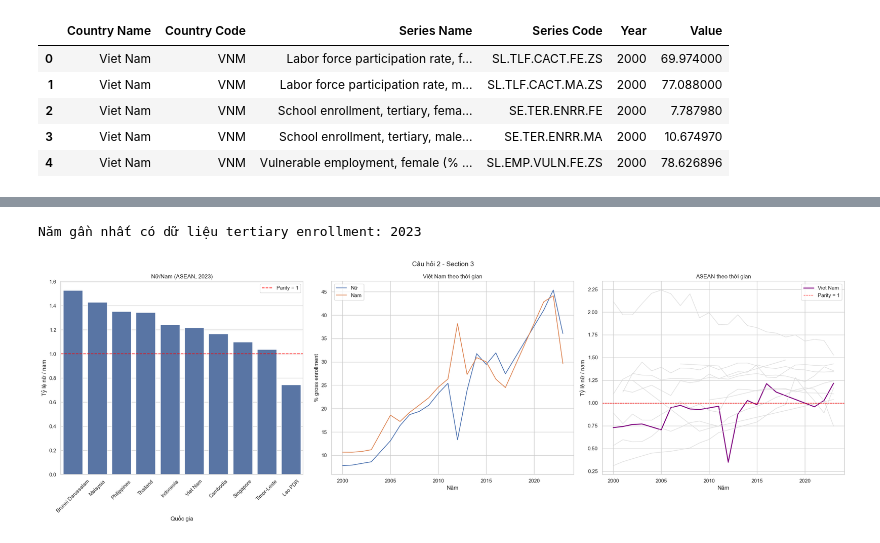
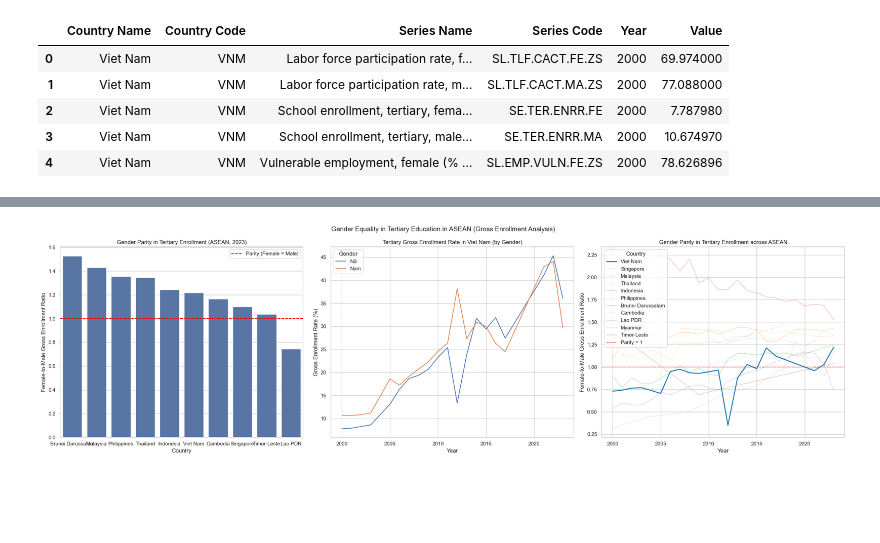
Before and after one commit to thloc1212/DV_LAB2, a Jupyter notebook: 3/section3.ipynb, the cells around one changed output, grey strips where cells are left out. Cells and saved outputs as stored; diff of their text form; code cells hidden in the pictures; blank space fills up the shorter version.

```diff
--- a/3/section3.ipynb
+++ b/3/section3.ipynb
@@ -30,15 +31,15 @@ import seaborn as sns
 pd.set_option("display.max_columns", 50)
 sns.set_theme(style="whitegrid")
 
-# Đường dẫn file dữ liệu (cùng thư mục với notebook)
+# Data file path (same folder as this notebook)
 
 data_path = "data.csv"
 
-# Đọc file chính chứa các chỉ số WDI đã lọc
-# Giá trị thiếu trong WDI thường được ký hiệu là ".." nên cần khai báo na_values
-df = pd.read_csv(data_path, na_values=[".."])
+# Read the main WDI file after filtering indicators
+# Missing values in WDI are usually coded as "..", so we set na_values
+df = pd.read_csv(data_path, na_values=[".."]),
 
-print("Kích thước dữ liệu (hàng, cột):", df.shape)
+print("Data shape (rows, columns):", df.shape)
 df.head()
 # %% [output]
 Kích thước dữ liệu (hàng, cột): (148, 28)
@@ -319,39 +315,38 @@ question2_section3 = {
     "male": "SE.TER.ENRR.MA",
 }
 
-#tạo df
+# Create dataframe
 df_q2_sect3 = df_asean[df_asean["Series Code"].isin(question2_section3.values())].copy()
 
 ter_pivot = df_q2_sect3.pivot_table(
     index=["Country Name", "Year"],
     columns="Series Code",
     values="Value"
-)
+ )
 
 ter_pivot = ter_pivot.rename(columns={
     question2_section3["female"]: "ter_female",
     question2_section3["male"]: "ter_male",
 }).reset_index()
 
-# thay thành khoảng năm gần nhất có dữ liệu
+# Use the most recent year with available data
 
 ter_pivot["female_to_male"] = ter_pivot["ter_female"] / ter_pivot["ter_male"]
 
-# Năm gần nhất có dữ liệu tertiary
-#latest_year_ter = int(ter_pivot["Year"].max())
+# Most recent year with tertiary data
+# latest_year_ter = int(ter_pivot["Year"].max())
 latest_year_ter = 2023
-print("Năm gần nhất có dữ liệu tertiary enrollment:", latest_year_ter)
 
 latest_ter = ter_pivot[ter_pivot["Year"] == latest_year_ter].dropna(subset=["ter_female", "ter_male"])
 latest_ter.sort_values("female_to_male", ascending=False, inplace=True)
 
 
-#Biểu đồ parity nữ/nam theo quốc gia cho năm 2023
-# Tạo figure gồm 3 subplot (1 hàng, 3 cột)
-fig, axes = plt.subplots(1, 3, figsize=(24, 8))
+# Bar chart of female/male parity by country for 2023
+# Create figure with 3 subplots (1 row, 3 columns)
+fig, axes = plt.subplots(1, 3, figsize=(24, 7))
 
 # =======================
-# (1) Bar chart: parity 2023
+# (1) Bar chart: parity in 2023
 # =======================
 sns.barplot(
     data=latest_ter,
@@ -360,64 +355,65 @@ sns.barplot(
     ax=axes[0]
 )
 
-axes[0].set_title(f"Nữ/Nam (ASEAN, {latest_year_ter})")
-axes[0].set_xlabel("Quốc gia")
-axes[0].set_ylabel("Tỷ lệ nữ / nam")
-axes[0].tick_params(axis='x', rotation=45)
-axes[0].axhline(1, color="red", linestyle="--", label="Parity = 1")
+axes[0].set_title(f"Gender Parity in Tertiary Enrollment (ASEAN, {latest_year_ter})")
+axes[0].set_xlabel("Country")
+axes[0].set_ylabel("Female-to-Male Gross Enrollment Ratio")
+axes[0].axhline(1, color="red", linestyle="--", label="Parity (Female = Male)")
 axes[0].legend()
 
 
 # =======================
-# (2) Line chart: Việt Nam theo thời gian
+# (2) Line chart: Viet Nam over time
 # =======================
 vn_ter = ter_pivot[
     ter_pivot["Country Name"] == "Viet Nam"
 ].dropna(subset=["ter_female", "ter_male"])
 
-sns.lineplot(data=vn_ter, x="Year", y="ter_female", label="Nữ", ax=axes[1])
-sns.lineplot(data=vn_ter, x="Year", y="ter_male", label="Nam", ax=axes[1])
+sns.lineplot(data=vn_ter, x="Year", y="ter_female", label="Female", ax=axes[1])
+sns.lineplot(data=vn_ter, x="Year", y="ter_male", label="Male", ax=axes[1])
 
-axes[1].set_title("Việt Nam theo thời gian")
-axes[1].set_xlabel("Năm")
-axes[1].set_ylabel("% gross enrollment")
-axes[1].legend()
+axes[1].set_title("Tertiary Gross Enrollment Rate in Viet Nam (by Gender)")
+axes[1].set_xlabel("Year")
+axes[1].set_ylabel("Gross Enrollment Rate (%)")
+axes[1].legend(title="Gender")
 
 
 # =======================
-# (3) Line chart: ASEAN female/male ratio
+# (3) Line chart: ASEAN female/male ratio over time
 # =======================
-for country in asean_countries:
+for i, country in enumerate(asean_countries):
     subset = ter_pivot[
         ter_pivot["Country Name"] == country
     ].dropna(subset=["female_to_male"])
 
     if subset.empty:
         continue
 
     if country == 'Viet Nam':
         axes[2].plot(
             subset["Year"], subset["female_to_male"],
-            label=country, color="purple", linewidth=2
+            label=country, color=palette[i], linewidth=2
         )
     else:
         axes[2].plot(
-            subset["Year"], subset["female_to_male"],
-            color="lightgray", linewidth=1.2, alpha=0.7
+            subset["Year"], subset["female_to_male"], label=country,
+            color=palette[i], linewidth=1.2, alpha=0.3
         )
 
 axes[2].axhline(1, color="red", linestyle="--", linewidth=1, label="Parity = 1")
-axes[2].set_title("ASEAN theo thời gian")
-axes[2].set_xlabel("Năm")
-axes[2].set_ylabel("Tỷ lệ nữ / nam")
-axes[2].legend()
+axes[2].set_title("Gender Parity in Tertiary Enrollment across ASEAN")
+axes[2].set_xlabel("Year")
+axes[2].set_ylabel("Female-to-Male Gross Enrollment Ratio")
+axes[2].legend(title="Country")
 
 # =======================
-# Layout chung
+# General layout
 # =======================
-fig.suptitle("Câu hỏi 2 - Section 3", fontsize=14)
+fig.suptitle(
+    "Gender Equality in Tertiary Education in ASEAN (Gross Enrollment Analysis)",
+    fontsize=14
+)
 plt.tight_layout()
 plt.show()
 # %% [output]
-Năm gần nhất có dữ liệu tertiary enrollment: 2023
-[figure, old version]
+[figure, new version]
```
Also changed, not shown: parts of 34 cells of this notebook.
